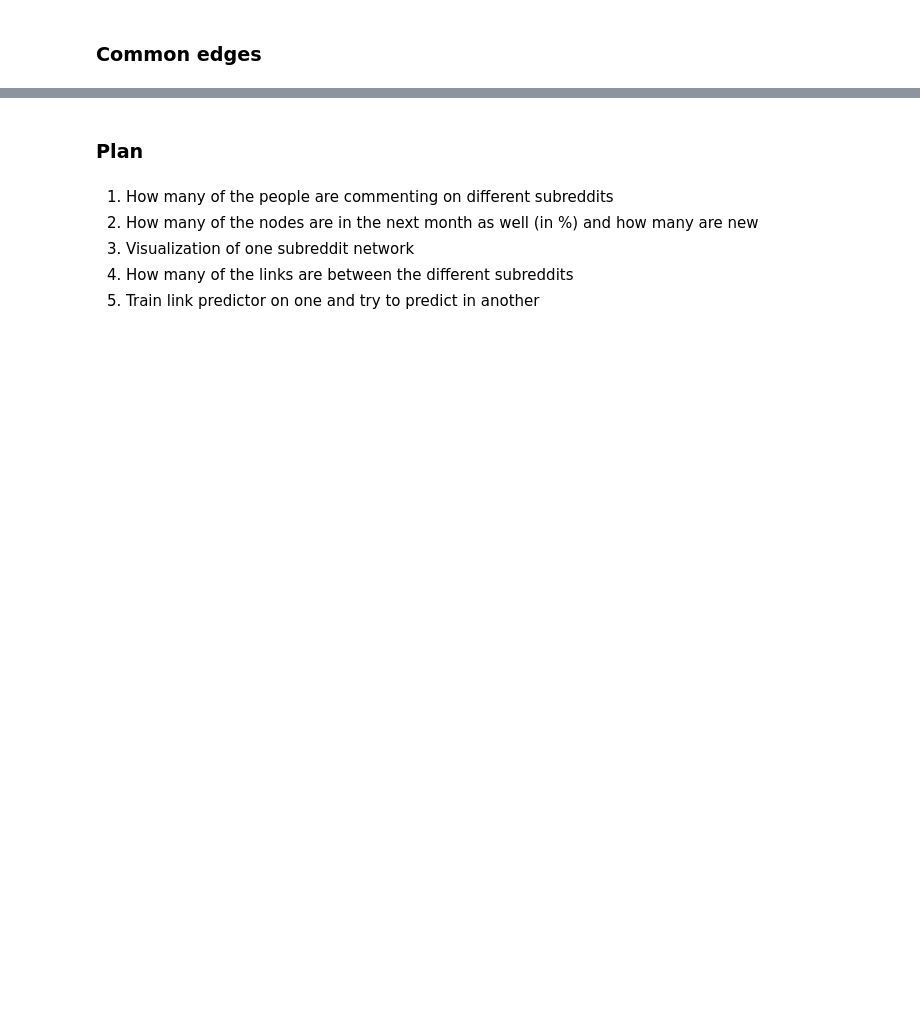
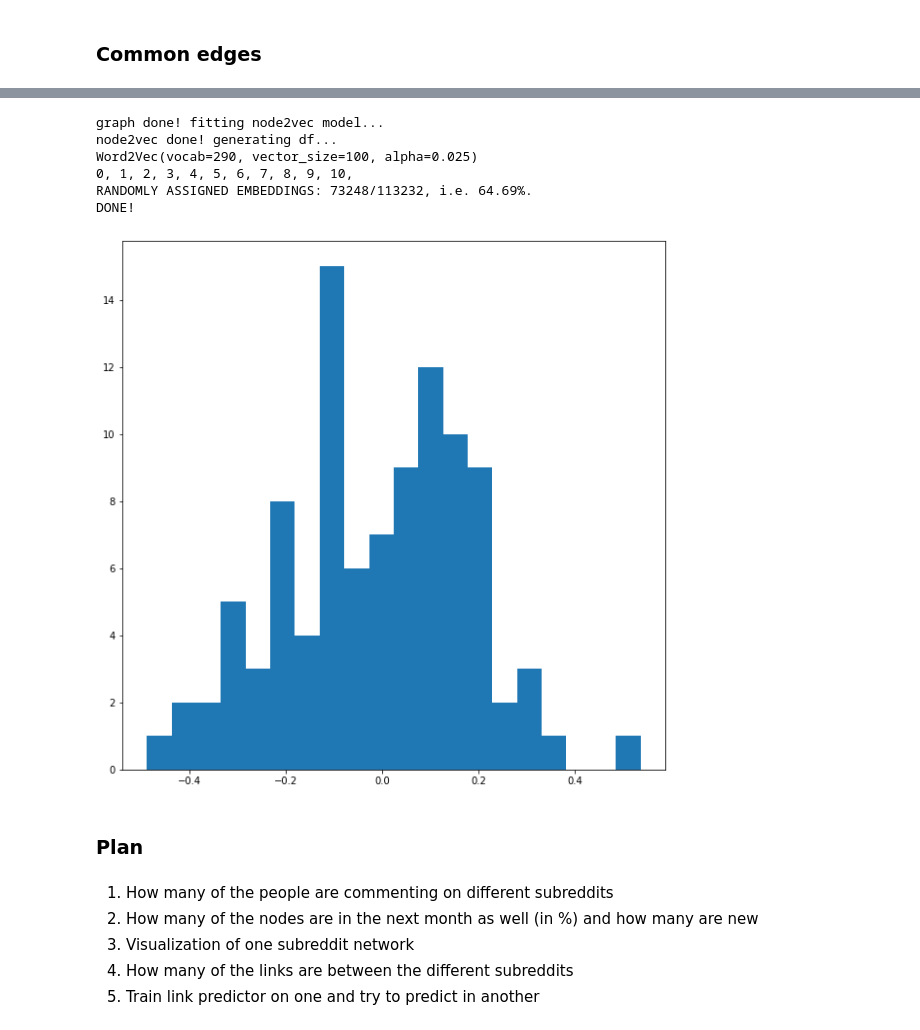
Before and after one commit to CarelKuusk/reddit_comments, a Jupyter notebook: initial_analysis.ipynb, the cells around one changed output, grey strips where cells are left out. Cells and saved outputs as stored; diff of their text form; code cells hidden in the pictures; blank space fills up the shorter version.

```diff
--- a/initial_analysis.ipynb
+++ b/initial_analysis.ipynb
@@ -667,0 +811,17 @@ nx.draw_networkx_edges(G, pos)
+# %%
+run_analysis = True
+size_data_file = "edge_weigths.csv"
+
+if run_analysis:
+    yml = [(2005, 12)]
+    for y in [2006, 2007]:
+        for m in range(1, 13):
+            yml.append((y, m))
+            if y == 2007 and m == 3:
+                break
+
+    df = pd.DataFrame(columns=columns)
+    for ym in yml:
+        df = analyze_common_edges(ym, df)
+
+    df.to_csv(size_data_file, index=False)
@@ -667,0 +877,3 @@ nx.draw_networkx_edges(G, pos)
+# %%
+data = get_data_for_yml((2006,3))
+table = cocommentator_table(data)
@@ -667,0 +937,2 @@ nx.draw_networkx_edges(G, pos)
+# %%
+train_df, n2v_model = get_ml_data([(2006,3)], ["programming"])
@@ -668,3 +946,17 @@ nx.draw_networkx_edges(G, pos)
+# %%
+test_df, n2v_model = get_ml_data([(2006,4)], ["programming"], n2v_model)
+# %% [output]
+graph done! fitting node2vec model...
+node2vec done! generating df...
+Word2Vec(vocab=290, vector_size=100, alpha=0.025)
+0, 1, 2, 3, 4, 5, 6, 7, 8, 9, 10,
+RANDOMLY ASSIGNED EMBEDDINGS: 73248/113232, i.e. 64.69%.
+DONE!
+# %%
+plt.hist(test_df.iloc[0].author1, bins=20)
+plt.show()
+# %% [output]
+[figure, added]
 # %% [markdown]
 ### Plan
 # %% [markdown]
```
Also changed, not shown: parts of 18 cells of this notebook, 25 other files.
